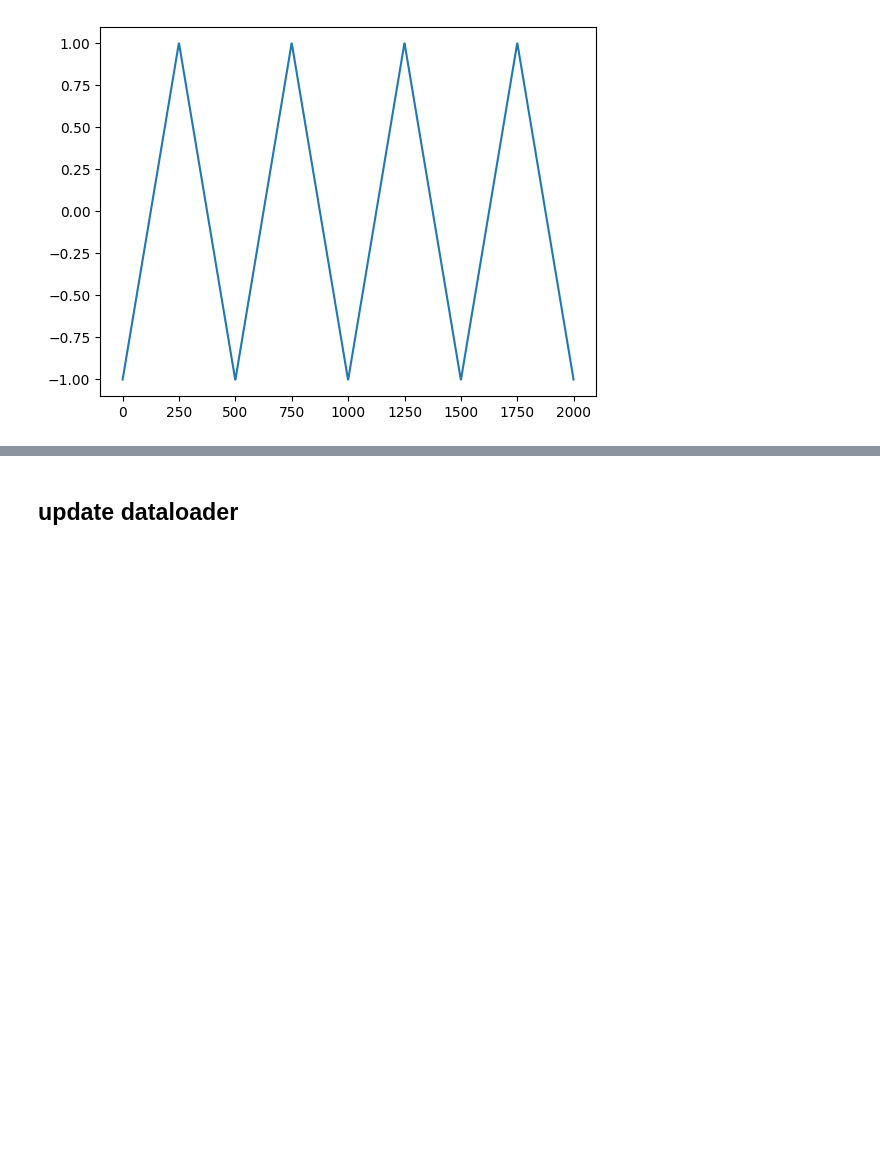
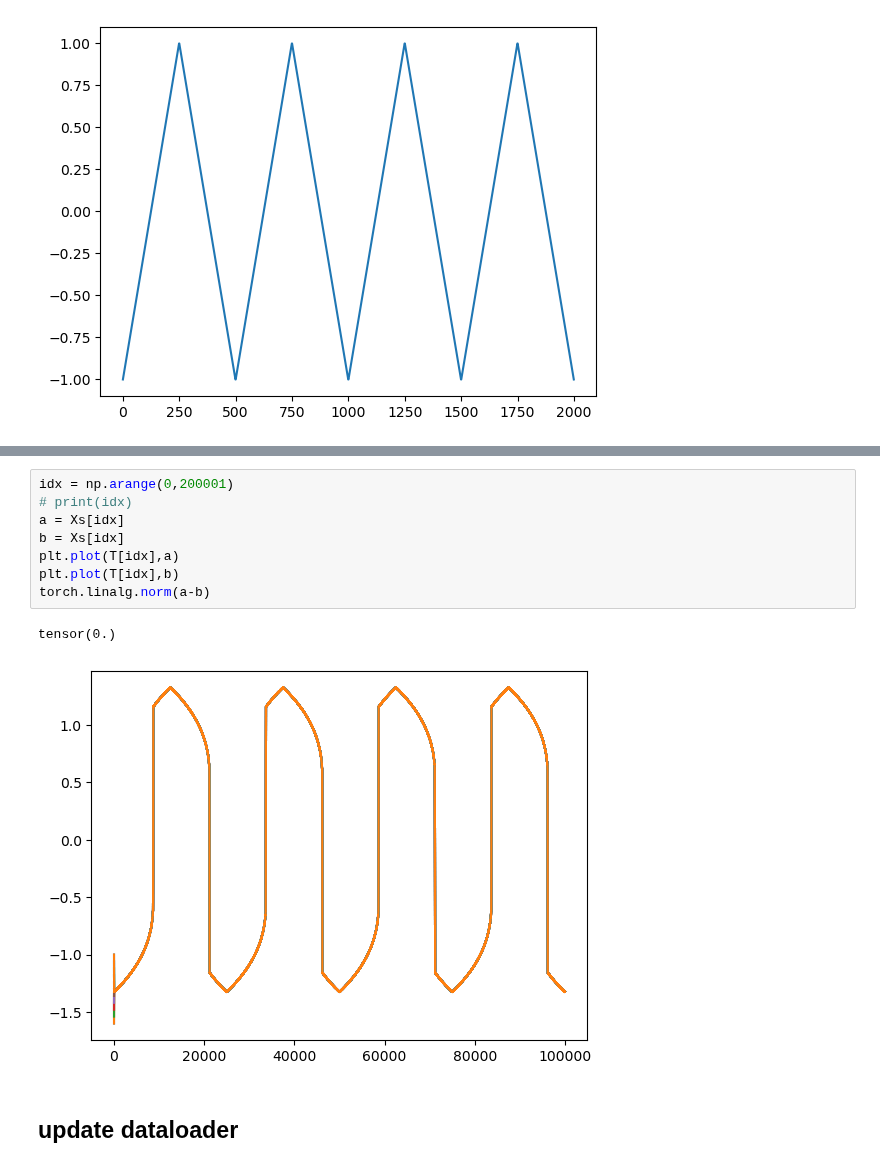
Before and after one commit to MalachiteWind/stable_node_control, a Jupyter notebook: notebooks/transient_data/transient_features.ipynb, the cells around one changed output, grey strips where cells are left out. Saved outputs shown, nothing was run; the diff lists cells and outputs as text; blank space fills up the shorter version.

```diff
--- a/notebooks/transient_data/transient_features.ipynb
+++ b/notebooks/transient_data/transient_features.ipynb
@@ -128,3 +129,14 @@ plt.show()
+# %%
+idx = np.arange(0,200001)
+# print(idx)
+a = Xs[idx]
+b = Xs[idx]
+plt.plot(T[idx],a)
+plt.plot(T[idx],b)
+torch.linalg.norm(a-b)
+# %% [output]
+tensor(0.)
+[figure, added]
 # %% [markdown]
 ## update dataloader
 # %%
```
Also changed, not shown: parts of 27 cells of this notebook, 1 other file.
